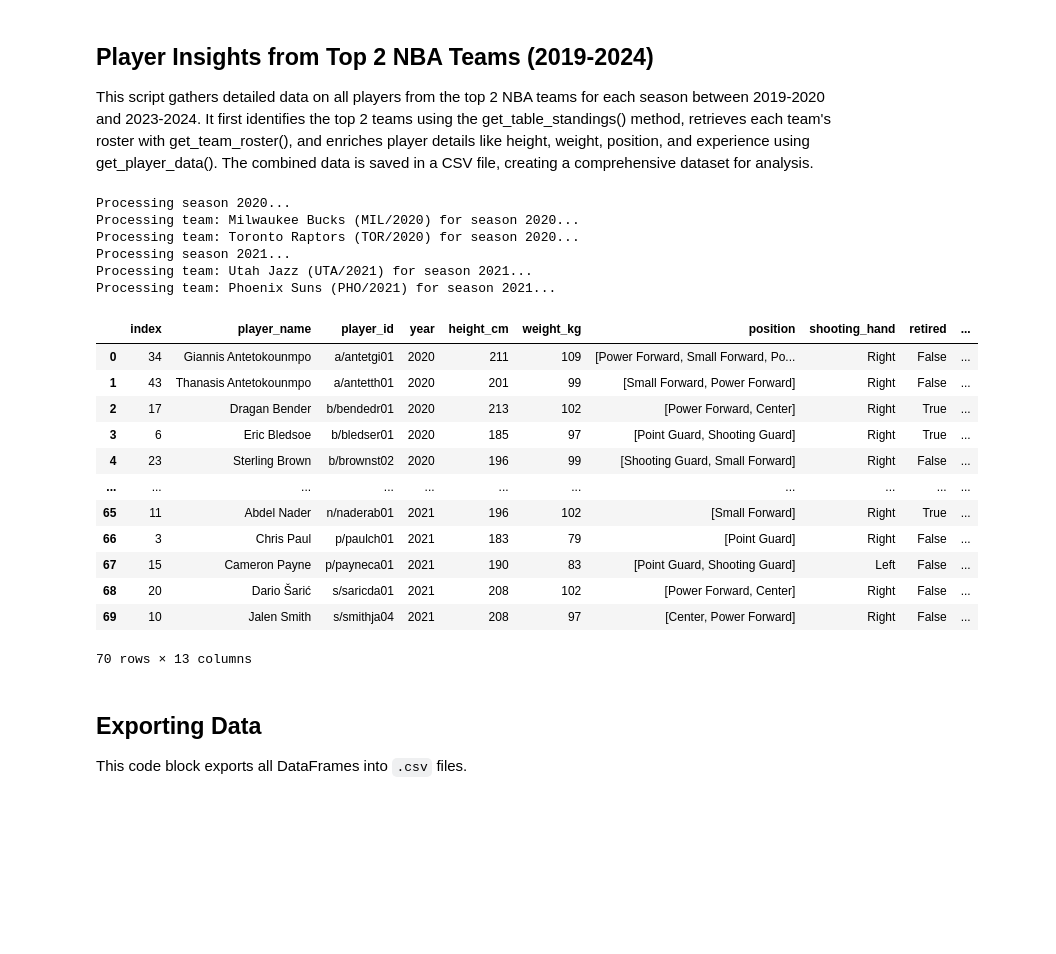
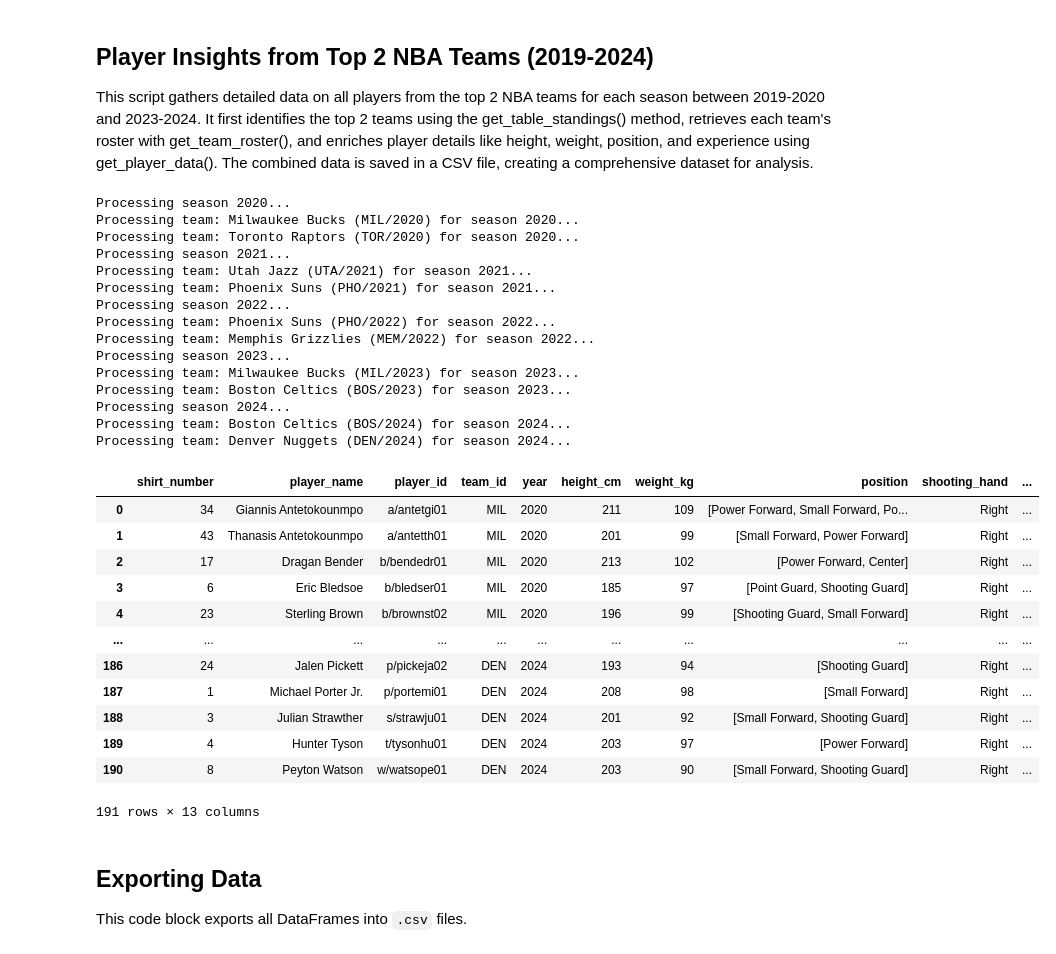
Before and after one commit to L0L1P0P1/qbc8-basketball-reference, a Jupyter notebook: src/crawler.ipynb, the cells around one changed output. Saved outputs shown, nothing was run; the diff lists cells and outputs as text; code cells hidden in the pictures; blank space fills up the shorter version.

```diff
--- a/src/crawler.ipynb
+++ b/src/crawler.ipynb
@@ -43,7 +43,7 @@ class Crawler:
                 continue
             break
 
-        time.sleep(2)        # adding sleep to prevent getting rate limted
+        time.sleep(1)        # adding sleep to prevent getting rate limted
         return BeautifulSoup(page.content, "html.parser")
 
     # Gets all The MVP's and return them with some data attached in a pd.DataFrame
@@ -82,10 +82,11 @@ class Crawler:
     def get_team_roster(self, team_year_id):
         roster_soup = self.__get_soup(f"https://www.basketball-reference.com/teams/{team_year_id}.html")
         players_soup = roster_soup.find_all("td", attrs={"data-stat":"player"})
+        experience_soup = roster_soup.find_all("td", attrs={"data-stat":"years_experience"})
         players_number_soup = roster_soup.find_all("th", attrs={"data-stat":"number"})
-        playerlist = [[td.a.string, td.a.get("href")[9:-5]] for td in players_soup]
+        playerlist = [[tdp.a.string, tdp.a.get("href")[9:-5], team_year_id[:3], int(team_year_id[-4:]), int(tde.string) if tde.string != 'R' else 0] for tdp, tde in zip(players_soup, experience_soup)]
         playernumbers = [int(th.string) for th in players_number_soup[1:]]
-        return pd.DataFrame(playerlist, columns=["player_name", "player_id"], index=playernumbers)
+        return pd.DataFrame(playerlist, columns=["player_name", "player_id", "team_id", "year", "experience"], index=playernumbers)
 
     # Gets Data From Each Player using a series that contains the player_id. The reason for this approach is to be able to apply this function to a dataframe as a whole
     def get_player_data(self, player_series: pd.Series):
@@ -110,12 +111,12 @@ class Crawler:
         player_series["position"] = position_list
         player_series["shooting_hand"] = player_soup.find("strong", string=re.compile(".*Shoots:.*")).next_sibling.strip()
         player_series["retired"] = retired
-        player_series["experience_total"] = int(player_soup.find("strong", string=re.compile(".*Experience:.*|.*Career Length:.*")).next_sibling.strip().split()[0])      # note that the experience got is with respect to the current year (if they are still playing)
-        player_series["experience_at_year"] = player_series["experience_total"] - (self.current_year - int(player_series["year"])) if not retired else player_series["experience_total"]    # This gets the experience at the year data is gotten if player isnt retired.
+        if "experience" not in player_series:
+            player_series["experience"] = int(player_soup.find("strong", string=re.compile(".*Experience:.*|.*Career Length:.*")).next_sibling.strip().split()[0])     # note that the experience got is with respect to the current year (if they are still playing)
         player_series["birthplace"] = player_json.get('birthPlace').split(",")[-1].strip() if player_json_soup else None
         player_series["birthdate"] = player_json.get('birthDate') if player_json_soup else None
 
-        return player_series
+        return player_series[['player_name', 'player_id', 'team_id', 'year', 'height_cm', 'weight_kg', 'position', 'shooting_hand', 'retired', 'experience', 'birthplace', 'birthdate']]
 
 crawler = Crawler()
 # %% [markdown]
@@ -169,9 +170,8 @@ top50players_data = pd.DataFrame()
 
 # Iterate over each season
 for season in seasons:
-    print(f"Processing season {season}...")
+    print(f"processing season {season}")
     top_players = crawler.get_top_season_players(year=season, n=50)
-    top_players["season"] = season
     enriched_players = top_players.apply(crawler.get_player_data, axis=1)
     top50players_data = pd.concat([top50players_data, enriched_players.reset_index()], ignore_index=True)
 
@@ -200,7 +181,7 @@ Processing season 2024...
 ## Player Insights from Top 2 NBA Teams (2019-2024)
 This script gathers detailed data on all players from the top 2 NBA teams for each season between 2019-2020 and 2023-2024. It first identifies the top 2 teams using the get_table_standings() method, retrieves each team's roster with get_team_roster(), and enriches player details like height, weight, position, and experience using get_player_data(). The combined data is saved in a CSV file, creating a comprehensive dataset for analysis.
 # %%
-seasons = list(range(2020, 2022))  # 2019-2020 is represented as 2020 for basketball-reference
+seasons = list(range(2020, 2025))  # 2019-2020 is represented as 2020 for basketball-reference
 
 # Initialize an empty DataFrame to store all player data
 top_team_players_data = pd.DataFrame()
@@ -211,47 +192,57 @@ for season in seasons:
 
     # Get standings and fetch the top 2 teamsProject
     top_teams = crawler.get_table_standings(year=season, n=2)
 
     # Iterate over the top 2 teams
     for _, team in top_teams.iterrows():
         team_year_id = team["team_year_id"]
         team_name = team["team_name"]
         print(f"Processing team: {team_name} ({team_year_id}) for season {season}...")
 
         # Get the roster of the team
         team_roster = crawler.get_team_roster(team_year_id=team_year_id)
 
         # Add the season  to the roster DataFrame
+        team_roster["team_id"] = team_year_id[:3]
         team_roster["year"] = season
-## Other
+
         # Apply get_player_data to enrich player data
         enriched_roster = team_roster.apply(crawler.get_player_data, axis=1)
 
         # Append the enriched data to the main DataFrame
         top_team_players_data = pd.concat([top_team_players_data, enriched_roster.reset_index()], ignore_index=True)
 
 top_team_players_data = top_team_players_data.rename(columns={"index":"shirt_number"})
 top_team_players_data
 # %% [output]
 Processing season 2020...
 Processing team: Milwaukee Bucks (MIL/2020) for season 2020...
 Processing team: Toronto Raptors (TOR/2020) for season 2020...
 Processing season 2021...
 Processing team: Utah Jazz (UTA/2021) for season 2021...
 Processing team: Phoenix Suns (PHO/2021) for season 2021...
+Processing season 2022...
+Processing team: Phoenix Suns (PHO/2022) for season 2022...
+Processing team: Memphis Grizzlies (MEM/2022) for season 2022...
+Processing season 2023...
+Processing team: Milwaukee Bucks (MIL/2023) for season 2023...
+Processing team: Boston Celtics (BOS/2023) for season 2023...
+Processing season 2024...
+Processing team: Boston Celtics (BOS/2024) for season 2024...
+Processing team: Denver Nuggets (DEN/2024) for season 2024...
-|  | index | player_name | player_id | year | height_cm | weight_kg | position | shooting_hand | retired | ... |
-| 0 | 34 | Giannis Antetokounmpo | a/antetgi01 | 2020 | 211 | 109 | [Power Forward, Small Forward, Po... | Right | False | ... |
-| 1 | 43 | Thanasis Antetokounmpo | a/antetth01 | 2020 | 201 | 99 | [Small Forward, Power Forward] | Right | False | ... |
-| 2 | 17 | Dragan Bender | b/bendedr01 | 2020 | 213 | 102 | [Power Forward, Center] | Right | True | ... |
-| 3 | 6 | Eric Bledsoe | b/bledser01 | 2020 | 185 | 97 | [Point Guard, Shooting Guard] | Right | True | ... |
-| 4 | 23 | Sterling Brown | b/brownst02 | 2020 | 196 | 99 | [Shooting Guard, Small Forward] | Right | False | ... |
+|  | shirt_number | player_name | player_id | team_id | year | height_cm | weight_kg | position | shooting_hand | ... |
+| 0 | 34 | Giannis Antetokounmpo | a/antetgi01 | MIL | 2020 | 211 | 109 | [Power Forward, Small Forward, Po... | Right | ... |
+| 1 | 43 | Thanasis Antetokounmpo | a/antetth01 | MIL | 2020 | 201 | 99 | [Small Forward, Power Forward] | Right | ... |
+| 2 | 17 | Dragan Bender | b/bendedr01 | MIL | 2020 | 213 | 102 | [Power Forward, Center] | Right | ... |
+| 3 | 6 | Eric Bledsoe | b/bledser01 | MIL | 2020 | 185 | 97 | [Point Guard, Shooting Guard] | Right | ... |
+| 4 | 23 | Sterling Brown | b/brownst02 | MIL | 2020 | 196 | 99 | [Shooting Guard, Small Forward] | Right | ... |
 | ... | ... | ... | ... | ... | ... | ... | ... | ... | ... | ... |
-| 65 | 11 | Abdel Nader | n/naderab01 | 2021 | 196 | 102 | [Small Forward] | Right | True | ... |
-| 66 | 3 | Chris Paul | p/paulch01 | 2021 | 183 | 79 | [Point Guard] | Right | False | ... |
-| 67 | 15 | Cameron Payne | p/payneca01 | 2021 | 190 | 83 | [Point Guard, Shooting Guard] | Left | False | ... |
-| 68 | 20 | Dario Šarić | s/saricda01 | 2021 | 208 | 102 | [Power Forward, Center] | Right | False | ... |
-| 69 | 10 | Jalen Smith | s/smithja04 | 2021 | 208 | 97 | [Center, Power Forward] | Right | False | ... |
+| 186 | 24 | Jalen Pickett | p/pickeja02 | DEN | 2024 | 193 | 94 | [Shooting Guard] | Right | ... |
+| 187 | 1 | Michael Porter Jr. | p/portemi01 | DEN | 2024 | 208 | 98 | [Small Forward] | Right | ... |
+| 188 | 3 | Julian Strawther | s/strawju01 | DEN | 2024 | 201 | 92 | [Small Forward, Shooting Guard] | Right | ... |
+| 189 | 4 | Hunter Tyson | t/tysonhu01 | DEN | 2024 | 203 | 97 | [Power Forward] | Right | ... |
+| 190 | 8 | Peyton Watson | w/watsope01 | DEN | 2024 | 203 | 90 | [Small Forward, Shooting Guard] | Right | ... |
-70 rows × 13 columns
+191 rows × 13 columns
 # %% [markdown]
 ## Exporting Data
 This code block exports all DataFrames into `.csv` files.
```
Also changed, not shown: parts of 5 cells of this notebook, 5 other files.
